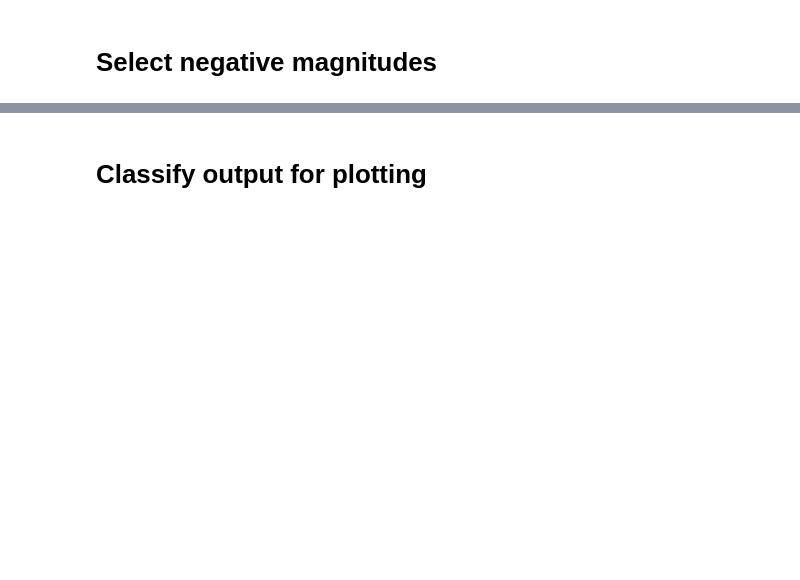
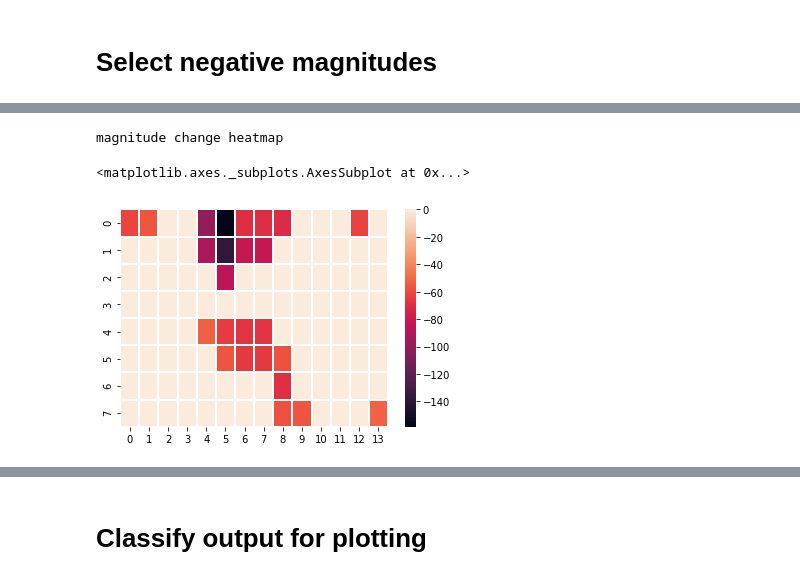
Before and after one commit to DerekvdVen/bfastmonitor_GPU_SEPAL, a Jupyter notebook: dven/bfast_from_sepal-OOP.ipynb, the cells around one changed output, grey strips where cells are left out. Cells and saved outputs as stored; diff of their text form; code cells hidden in the pictures; blank space fills up the shorter version.

```diff
--- a/dven/bfast_from_sepal-OOP.ipynb
+++ b/dven/bfast_from_sepal-OOP.ipynb
@@ -482,16 +435,17 @@ Fitting model took 1.3845024108886719 seconds.
 # %%
-# select only negative magnitudes
-#breaks = model.breaks # index of date that has a break in dates
-#means = model.means # magnitudes of breaks
-
-breaks = ts_data.breaks_array
-means = ts_data.means_array
 
 no_breaks_indices = (breaks == -1)
 means[no_breaks_indices] = 0
 means[means > 0] = 0 # only want negative mean changes
 
 breaks_plot = breaks.astype(np.float)
 breaks_plot[breaks == -2] = np.nan
 breaks_plot[breaks == -1] = np.nan
 breaks_plot[means >= 0] = np.nan
+
+print("magnitude change heatmap")
+sns.heatmap(orig_means,  linewidths=1)
+# %% [output]
+magnitude change heatmap
+<matplotlib.axes._subplots.AxesSubplot at 0x...>
+[figure, added]
```
Also changed, not shown: parts of 29 cells of this notebook.
